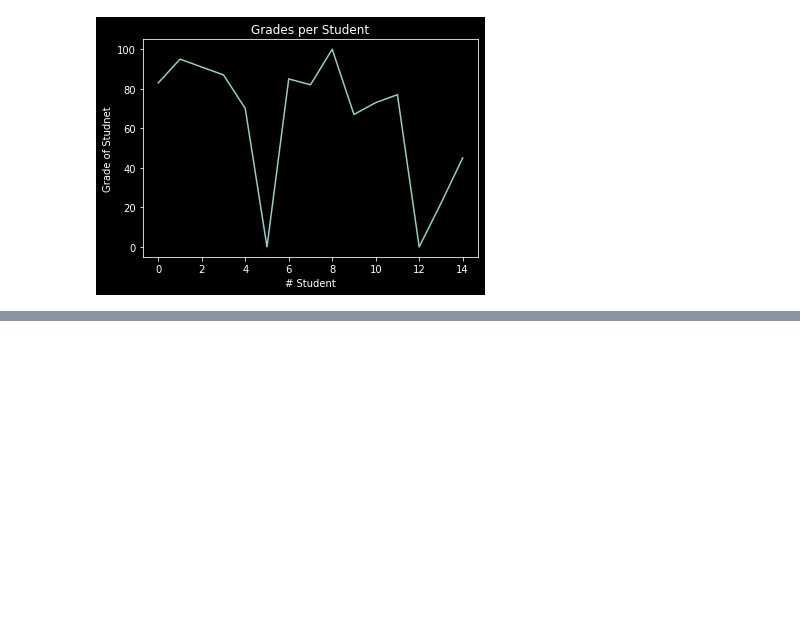
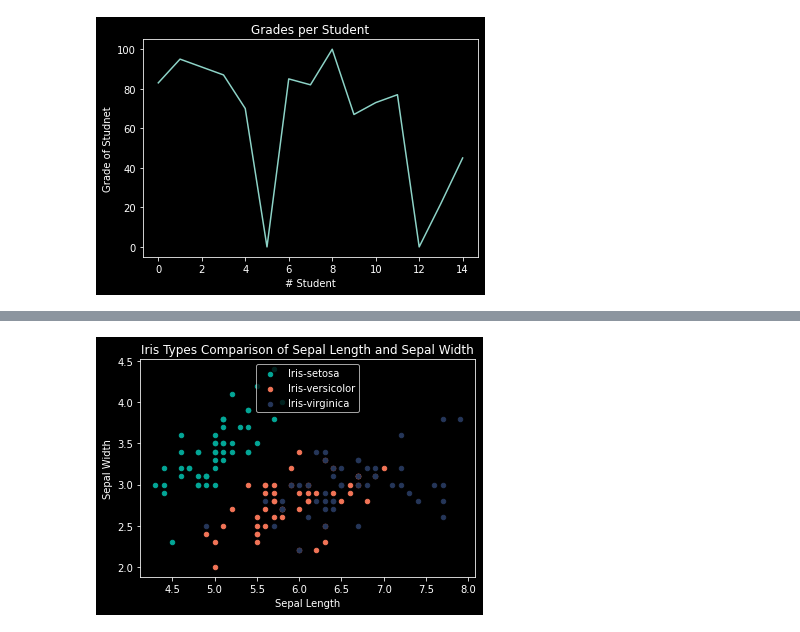
Before and after one commit to yhutter-dv/fhgr-explorative-data-analytics, a Jupyter notebook: jupyter_notebooks/assignments.ipynb, the cells around one changed output, grey strips where cells are left out. Cells and saved outputs as stored; diff of their text form; code cells hidden in the pictures; blank space fills up the shorter version.

```diff
--- a/jupyter_notebooks/assignments.ipynb
+++ b/jupyter_notebooks/assignments.ipynb
@@ -580,0 +631,29 @@ plt.show()
+# %%
+import pandas as pd
+from matplotlib import pyplot as plt
+
+def get_iris_type_df(iris_df, iris_type):
+    iris_type_df = iris_df[iris_df["iris"] == iris_type]
+    return iris_type_df
+
+
+plt.style.use('dark_background')
+iris_df = pd.read_csv("./data/iris.csv", sep="\t", skiprows=[1, 2])
+
+iris_types = ["Iris-setosa", "Iris-versicolor", "Iris-virginica"]
+colors = ["#03A696", "#F27457", "#253659"]
+
+# Use global common axis
+ax = plt.gca()
+for color, iris_type in zip(colors, iris_types):
+    iris_type_sepal_length_sepal_width_df = get_iris_type_df(iris_df, iris_type)[["sepal length", "sepal width"]]
+    iris_type_sepal_length_sepal_width_df.plot.scatter(x="sepal length", y="sepal width", label=iris_type, ax=ax, color=color)
+
+plt.legend(loc=9)
+plt.title("Iris Types Comparison of Sepal Length and Sepal Width")
+plt.xlabel("Sepal Length")
+plt.ylabel("Sepal Width")
+
+plt.show()
+# %% [output]
+[figure, added]
```
Also changed, not shown: parts of 7 cells of this notebook, 6 other files.
